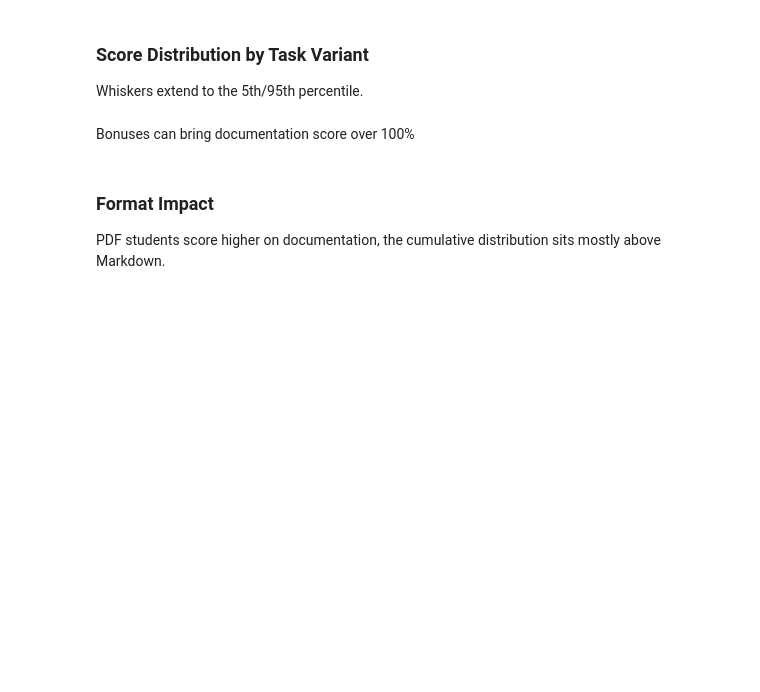
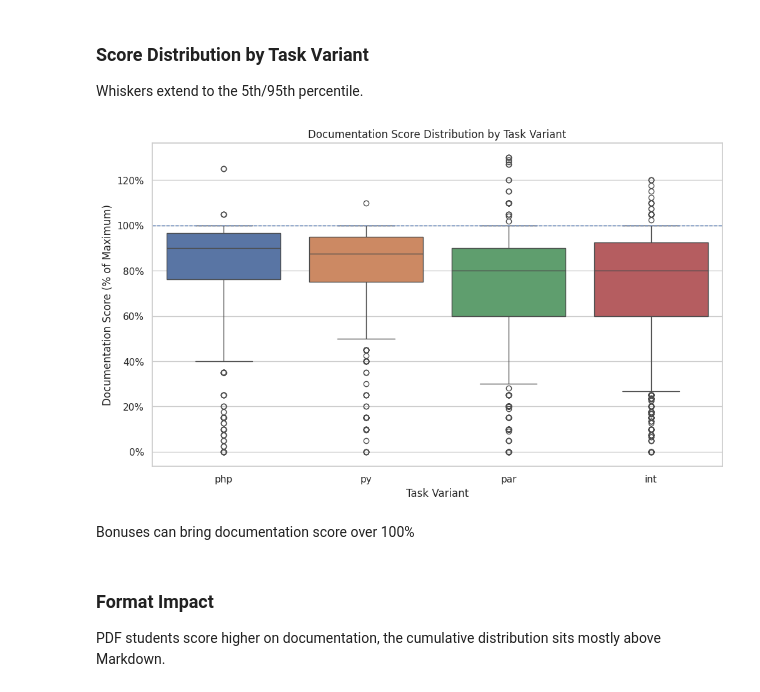
Before and after one commit to csirikk/doc-grader, a Jupyter notebook: notebooks/ipp_doc_data_analysis.ipynb, the cells around one changed output. Drawn from its saved outputs; the diff is of its cells as text; code cells hidden in the pictures; blank space fills up the shorter version.

```diff
--- a/notebooks/ipp_doc_data_analysis.ipynb
+++ b/notebooks/ipp_doc_data_analysis.ipynb
@@ -75,24 +102,26 @@ Whiskers extend to the 5th/95th percentile.
 # %%
 from matplotlib.ticker import PercentFormatter
 
 fig, ax = plt.subplots(figsize=(10, 6), layout="constrained")
 sns.boxplot(
     data=score_data,
     x="task_variant",
     y="doc_score_pct",
     hue="task_variant",
-    order=list(da.TASK_VARIANT_PALETTE),
-    palette=da.TASK_VARIANT_PALETTE,
+    order=list(vu.TASK_VARIANT_PALETTE),
+    palette=vu.TASK_VARIANT_PALETTE,
     legend=False,
     whis=(5, 95),
     ax=ax,
 )
 ax.axhline(100, linestyle="--", linewidth=1)
 ax.yaxis.set_major_formatter(PercentFormatter(xmax=100))
 ax.set_title("Documentation Score Distribution by Task Variant")
 ax.set_xlabel("Task Variant")
 ax.set_ylabel("Documentation Score (% of Maximum)")
 plt.show()
+# %% [output]
+[figure, added]
 # %% [markdown]
 Bonuses can bring documentation score over 100%
 # %% [markdown]
```
Also changed, not shown: parts of 26 cells of this notebook, 2 other files.
